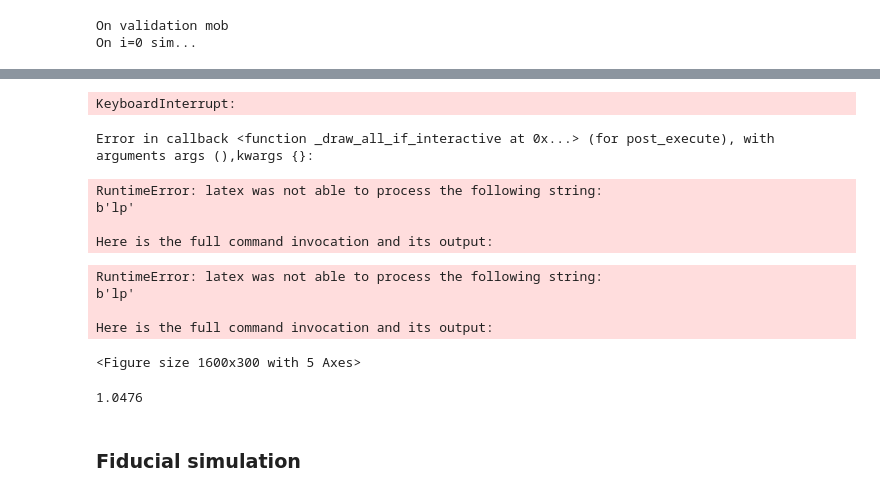
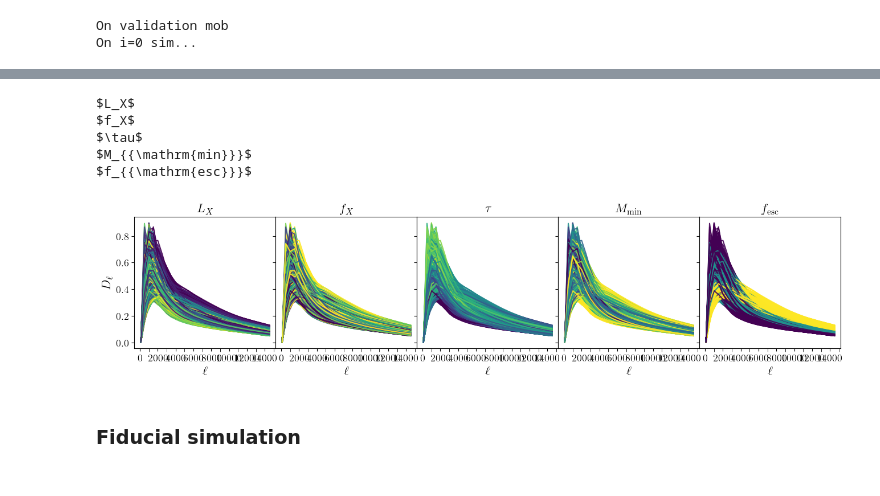
Before and after one commit to lisaleemcb/alfred, a Jupyter notebook: notebooks/paper_plots.ipynb, the cells around one changed output, grey strips where cells are left out. Saved outputs shown, nothing was run; the diff lists cells and outputs as text; code cells hidden in the pictures.

```diff
--- a/notebooks/paper_plots.ipynb
+++ b/notebooks/paper_plots.ipynb
@@ -346,50 +337,50 @@ python(79787) MallocStackLogging: can't turn off malloc stack logging because it
 # %%
 fig, ax = plt.subplots(1,5, sharex=True, sharey=True, figsize=(16,3))
 fig.subplots_adjust(wspace=0.0, hspace=0.0)
 
+from matplotlib.ticker import AutoMinorLocator, MultipleLocator, MaxNLocator
 
 # baddies = []
 # failed_reion = []
 for i, pname in enumerate(df.columns):
     vmin = df[pname].min()
     vmax = df[pname].max()
 
     norm = matplotlib.colors.Normalize(vmin=vmin, vmax=vmax)
     cmap = plt.get_cmap('viridis_r')
 
     for j, sn in enumerate(df.index.to_list()):
-        spectrum = get_spectra(sn)
+        spectrum = utils.spectra(sn)
 
         pval = df.loc[sn][pname]
-        ax[i].plot(ells[indices], spectrum, color=cmap(norm(pval)), alpha=.9)
+        ax[i].plot(ells, spectrum, color=cmap(norm(pval)), alpha=.9)
 
         # if np.isclose(df.loc[sn][pname], unique).any():
         #     label = f"Value: {df.loc[sn][pname]:.5f}"
         #     legend_handles.append(plt.Line2D([0], [0], color=cmap(norm(df.loc[sn][pname])), label=label))
   #  ax[i].axhline(.5, color='gray')
     # ax[i].legend(handles=legend_handles, title="Legend")
+    print(astro_pnames_formatted[i])
+    ax[i].set_title(astro_pnames_formatted[i], fontsize=16)
+    ax[i].set_xlabel(rf"$\ell$", fontsize=16)
 
-    ax[i].set_title(df.columns.to_list()[i])
-    ax[i].set_xlabel(rf"$\ell$")
+    ax[i].xaxis.set_major_locator(MaxNLocator(nbins=8))
+    ax[i].xaxis.set_minor_locator(AutoMinorLocator(2))  # 2 minor ticks between majors
+    ax[i].tick_params(axis='x', which='minor', length=4, labelsize=10)
 
-ax[0].set_ylabel(rf"$D_{{\ell}}$")
+ax[0].set_ylabel(rf"$D_{{\ell}}$", fontsize=16)
 
-fig.savefig('spectra.png')
+
+# Add minor ticks to x-axis
+
+
+fig.savefig('spectra.png', bbox_inches='tight', pad_inches=0.05, dpi=300)
 # %% [output]
-KeyboardInterrupt:
+$L_X$
+$f_X$
+$\tau$
+$M_{{\mathrm{min}}}$
+$f_{{\mathrm{esc}}}$
-Error in callback <function _draw_all_if_interactive at 0x...> (for post_execute), with arguments args (),kwargs {}:
-RuntimeError: latex was not able to process the following string:
-b'lp'
-
-Here is the full command invocation and its output:
-RuntimeError: latex was not able to process the following string:
-b'lp'
-
-Here is the full command invocation and its output:
-<Figure size 1600x300 with 5 Axes>
+[figure, added]
-# %%
-.97 * 1.08
-# %% [output]
-1.0476
 # %% [markdown]
 ### Fiducial simulation
```
Also changed, not shown: parts of 10 cells of this notebook, 4 other files.
